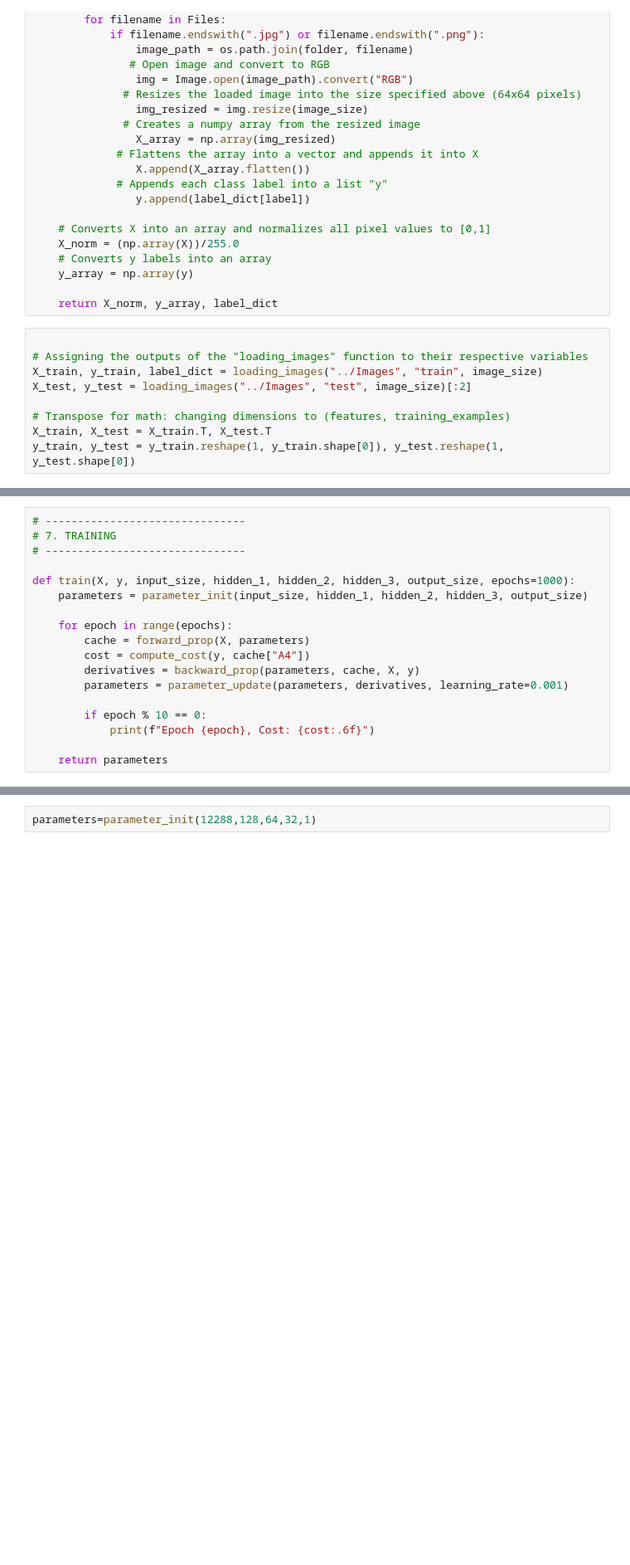
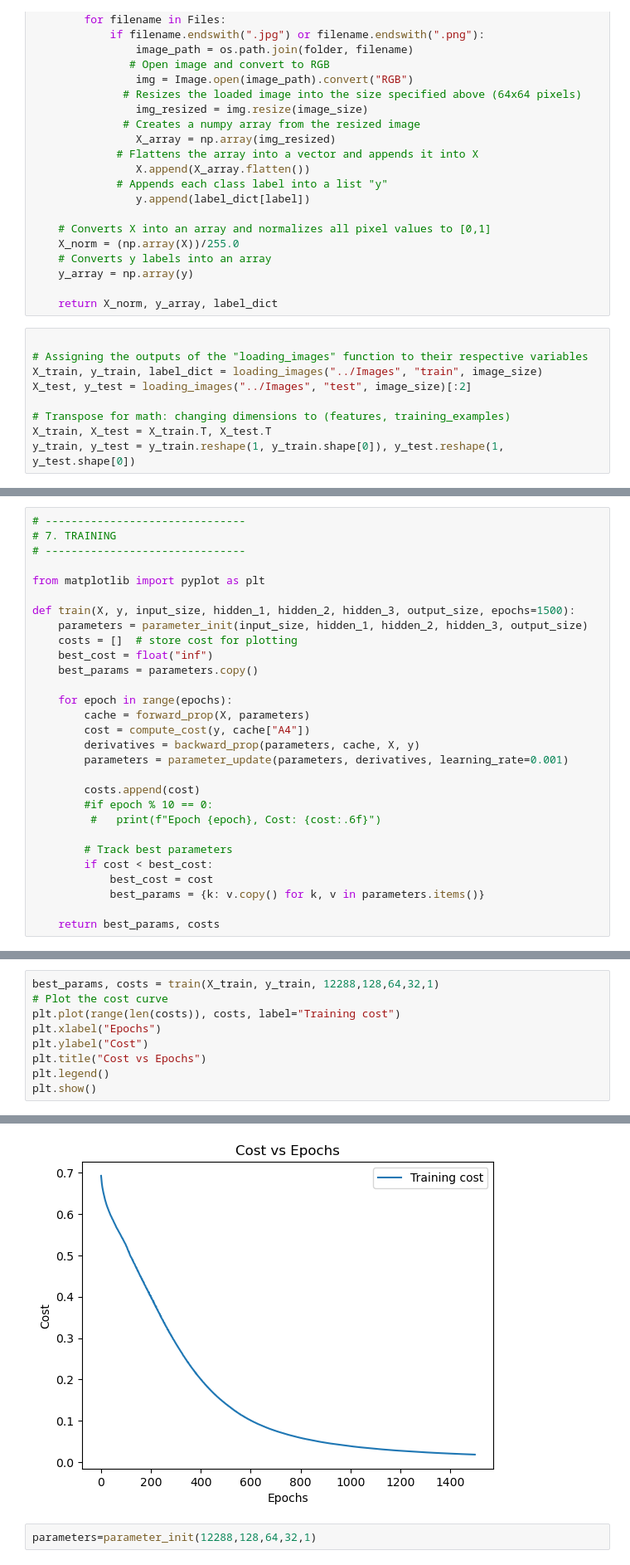
Before and after one commit to AnovuyoNotsonono/Image_clasiffier, a Jupyter notebook: image_clasifier.ipynb, the cells around one changed output, grey strips where cells are left out. Shown: that part at 83% size. Drawn from its saved outputs; the diff is of its cells as text; blank space fills up the shorter version.

Commit message:
trained the model and stored the optimum parameters

```diff
--- a/image_clasifier.ipynb
+++ b/image_clasifier.ipynb
@@ -235,8 +235,13 @@ def parameter_update(parameters, derivatives, learning_rate = 1.2):
 # 7. TRAINING
 # -------------------------------
 
-def train(X, y, input_size, hidden_1, hidden_2, hidden_3, output_size, epochs=1000):
+from matplotlib import pyplot as plt
+
+def train(X, y, input_size, hidden_1, hidden_2, hidden_3, output_size, epochs=1500):
     parameters = parameter_init(input_size, hidden_1, hidden_2, hidden_3, output_size)
+    costs = []  # store cost for plotting
+    best_cost = float("inf")
+    best_params = parameters.copy()
 
     for epoch in range(epochs):
         cache = forward_prop(X, parameters)
@@ -244,10 +249,16 @@ def train(X, y, input_size, hidden_1, hidden_2, hidden_3, output_size, epochs=10
         derivatives = backward_prop(parameters, cache, X, y)
         parameters = parameter_update(parameters, derivatives, learning_rate=0.001)
 
-        if epoch % 10 == 0:
-            print(f"Epoch {epoch}, Cost: {cost:.6f}")
+        costs.append(cost)
+        #if epoch % 10 == 0:
+         #   print(f"Epoch {epoch}, Cost: {cost:.6f}")
 
-    return parameters
+        # Track best parameters
+        if cost < best_cost:
+            best_cost = cost
+            best_params = {k: v.copy() for k, v in parameters.items()}
+
+    return best_params, costs
 # %%
 train(X_train, y_train, 12288,128,64,32,1)
 # %% [output]
@@ -287,0 +282,10 @@ Layer 4: mean|dW| = 0.019781, mean|db| = 0.004786
+# %%
+best_params, costs = train(X_train, y_train, 12288,128,64,32,1)
+# Plot the cost curve
+plt.plot(range(len(costs)), costs, label="Training cost")
+plt.xlabel("Epochs")
+plt.ylabel("Cost")
+plt.title("Cost vs Epochs")
+plt.legend()
+plt.show()
+# %% [output]
@@ -288,3 +309,4 @@ Layer 4: mean|dW| = 0.019781, mean|db| = 0.004786
+[figure, added]
 # %%
 parameters=parameter_init(12288,128,64,32,1)
 # %%
```
Also changed, not shown: parts of 3 cells of this notebook.
